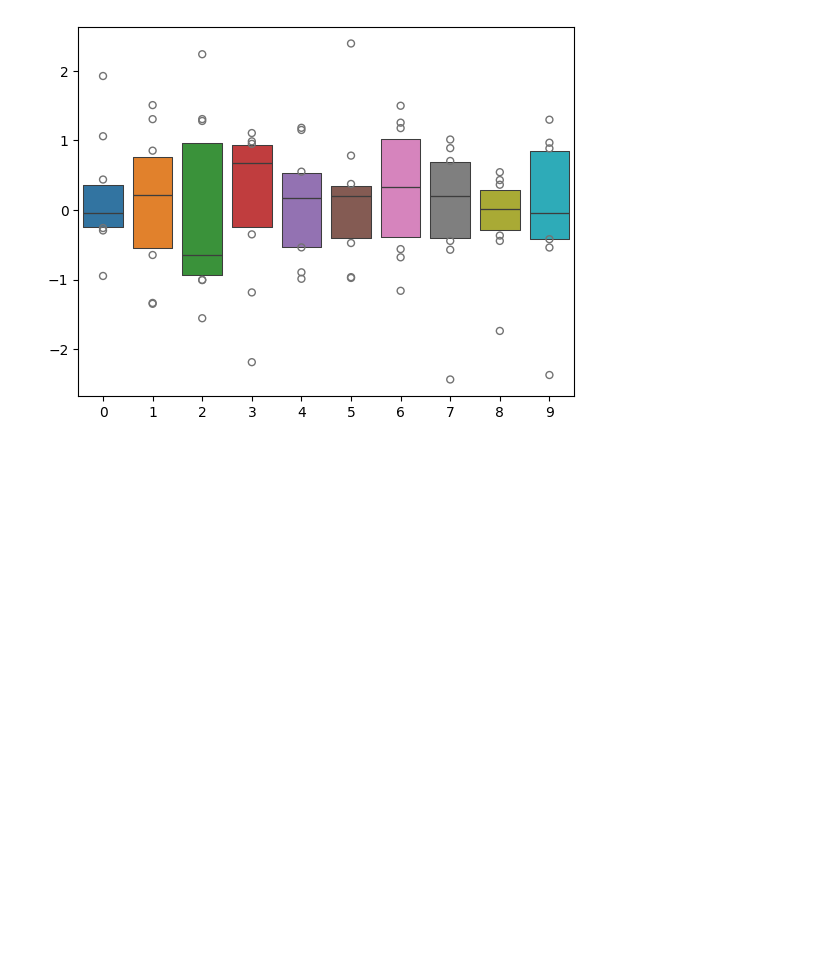
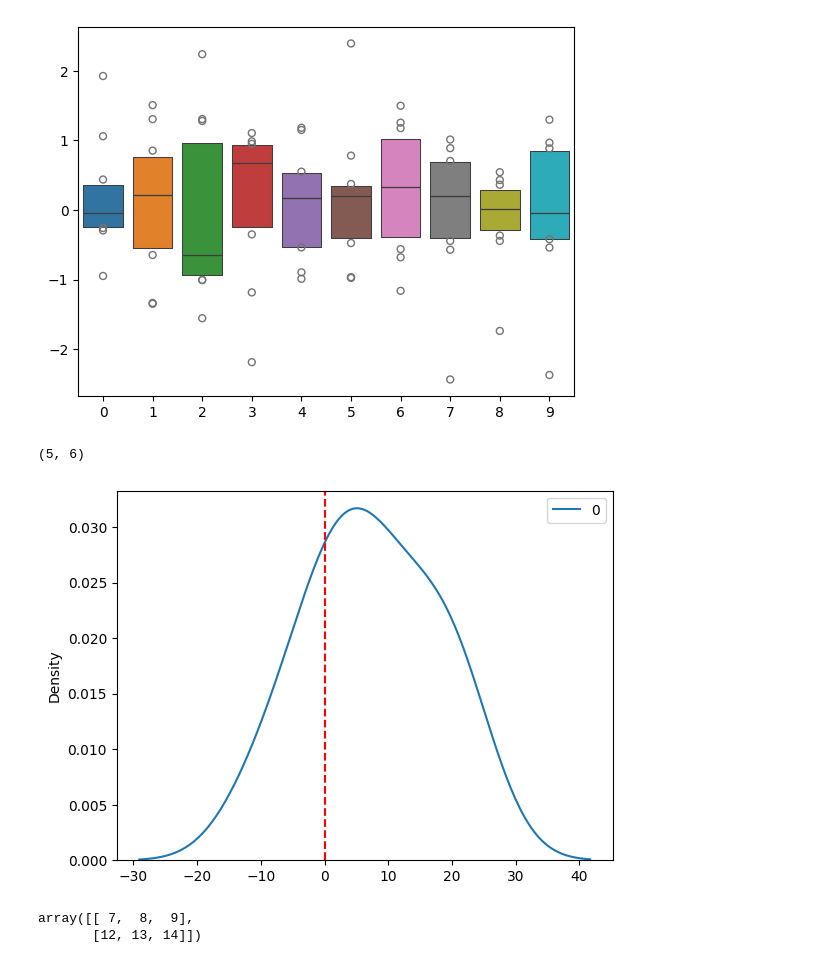
Before and after one commit to AdityaK1304/Data_science, a Jupyter notebook: Numpy.ipynb, the cells around one changed output. Saved outputs shown, nothing was run; the diff lists cells and outputs as text; code cells hidden in the pictures; blank space fills up the shorter version.

```diff
--- a/Numpy.ipynb
+++ b/Numpy.ipynb
@@ -279,3 +279,39 @@ sns.boxenplot(matrix4)
 # %% [output]
 <Axes: >
 [figure]
+# %%
+# create matrix 6,5 then use transpose to create matrix of 5,6
+import numpy as np
+matrix6 = np.random.random((6,5))
+matrix6
+
+matrix7 = matrix6.T  # T: transpose
+matrix7.shape
+# %% [output]
+(5, 6)
+# %%
+# numpy is a vectrorised form of array
+
+import numpy as np
+import pandas as pd
+import seaborn as sns
+import matplotlib.pyplot as plt
+np.random.seed(0)
+data = np.random.normal(loc = 0, scale = 10, size = 10)
+df = pd.DataFrame(data)
+sns.kdeplot(df)
+plt.axvline(0,linestyle = "--", color = "red")
+plt.show()
+# %% [output]
+[figure, added]
+# %%
+#example of slicing
+# create matrix a of shape 4,5
+a = np.array([[1,2,3,4,5],
+              [6,7,8,9,10],
+              [11,12,13,14,15],
+              [16,27,18,19,20]])
+a[1:3,1:4]
+# %% [output]
+array([[ 7,  8,  9],
+       [12, 13, 14]])
```
Also changed, not shown: parts of 9 cells of this notebook.
